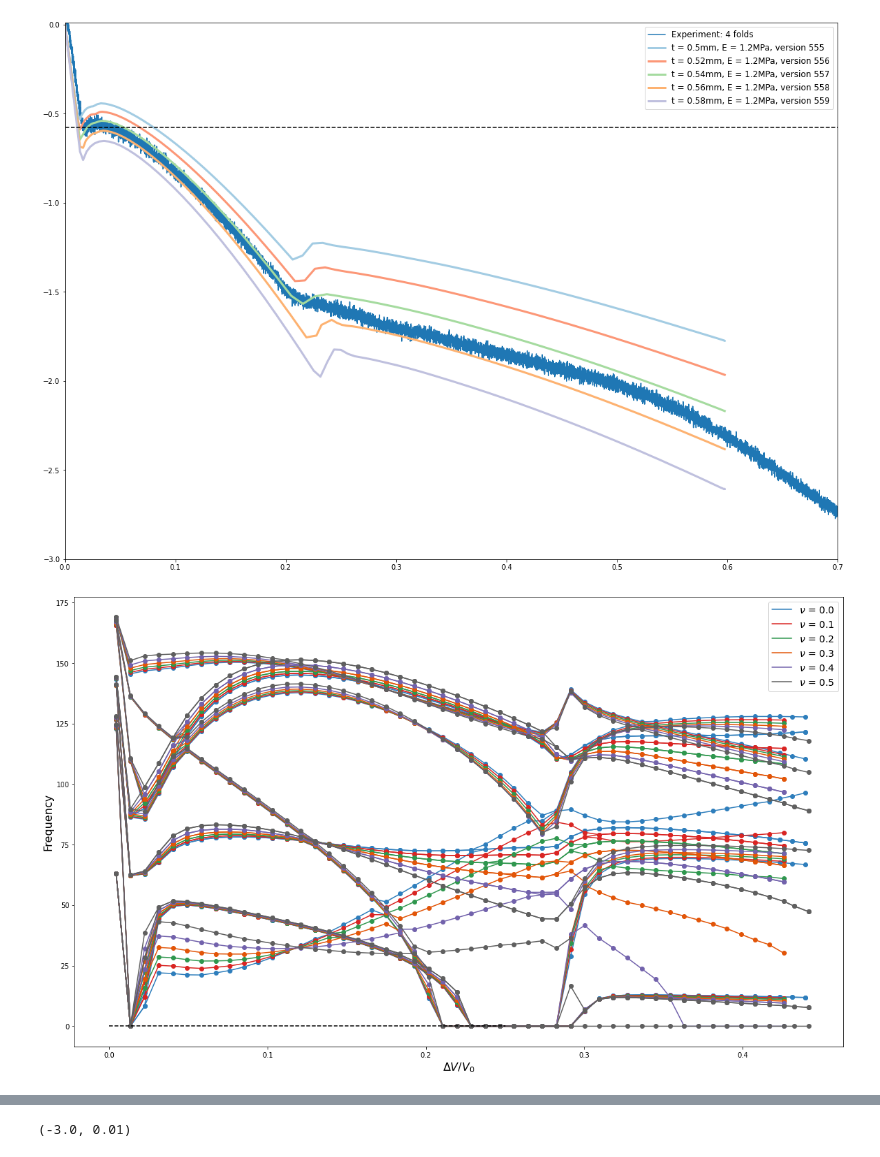
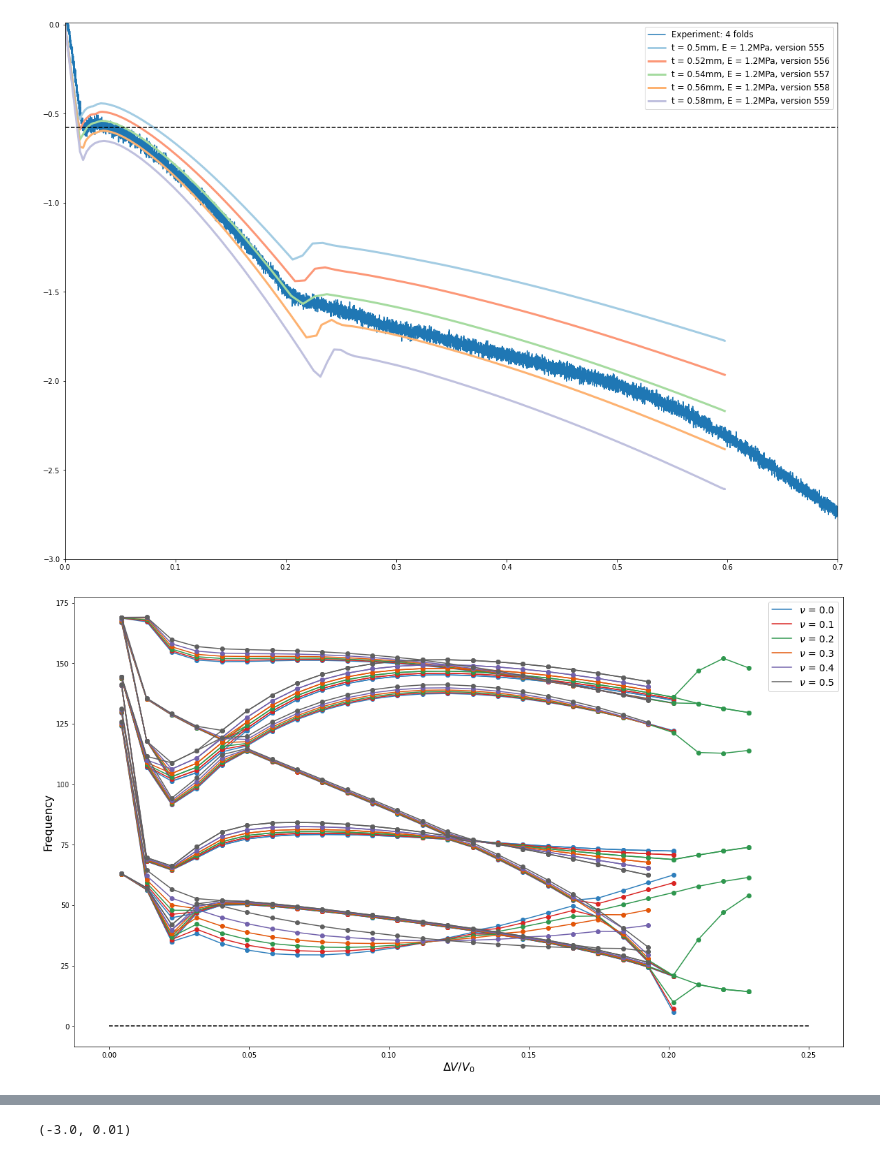
Before and after one commit to bertoldi-collab/buckling-cylinders, a Jupyter notebook: four_folds_compare.ipynb, the cells around one changed output, grey strips where cells are left out. Drawn from its saved outputs; the diff is of its cells as text; code cells hidden in the pictures.

```diff
--- a/four_folds_compare.ipynb
+++ b/four_folds_compare.ipynb
@@ -59,35 +59,35 @@ nu_try = [0.0, 0.1, 0.2, 0.3, 0.4, 0.5]
 # fig, ax = plt.subplots(figsize = (14,10))
 fig, ax = plt.subplots(figsize = (20,12))
 
-initial_idx = 910
+initial_idx = 900
 
 cmap_all = ['Blues', 'Reds','Greens', 'Oranges', 'Purples', 'Greys', 'BuGn', 'YlOrBr', 'PuRd']
 
 for i,nu in enumerate(nu_try):
     if nu >= 0.0:
         idx_cur = initial_idx + i
         data_path = f'data_out/4fold-test_nu-{idx_cur}_eig_freq.txt'
         data_cur = np.loadtxt(data_path)
         temp_all = data_cur[:,0]
         freq_all = data_cur[:,1:]
 
         color_plot = plt.get_cmap(cmap_all[i])(0.7)
 
         for j in range(np.shape(freq_all)[1]):
             ax.plot(-3*temp_all, freq_all[:,j], 'o', color = color_plot)
             if j == 0:
                 ax.plot(-3*temp_all, freq_all[:,j], '-', color = color_plot, label = rf'$\nu$ = {nu}')
             else:
                 ax.plot(-3*temp_all, freq_all[:,j], '-', color = color_plot)
 
 
 
 ax.legend(loc = 'best', fontsize = 14)
 ax.set_xlabel('$\Delta V/V_0$', fontsize = 16)
 ax.set_ylabel('Frequency', fontsize = 16)
 ax.hlines(0,0,0.25,'k','--')
 
 
 fig.savefig('data_processed/change_nu_4folds_freq.jpg')
 # %% [output]
-[figure, old version]
+[figure, new version]
```
Also changed, not shown: parts of 6 cells of this notebook, 11 other files.
